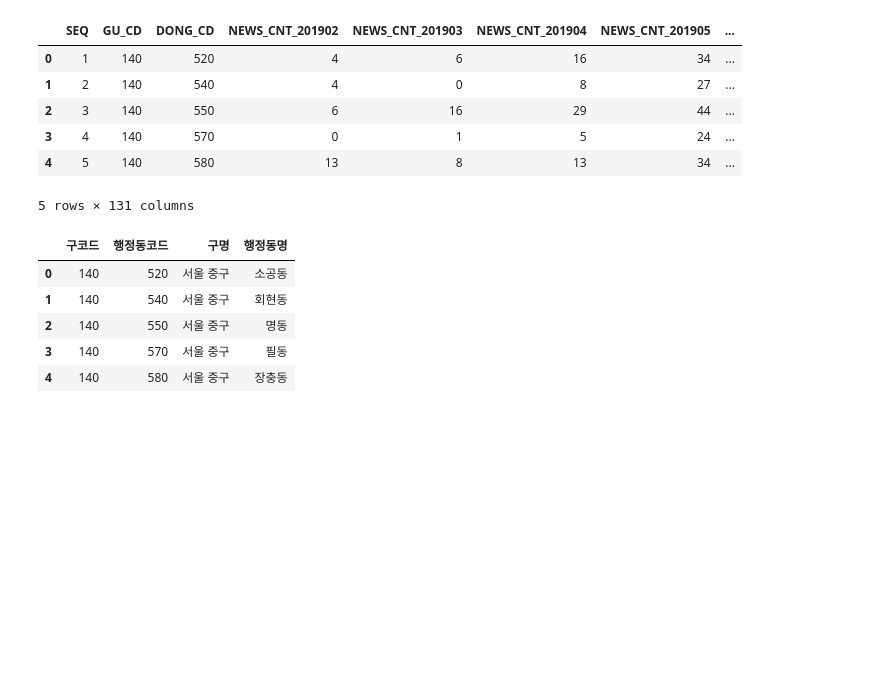
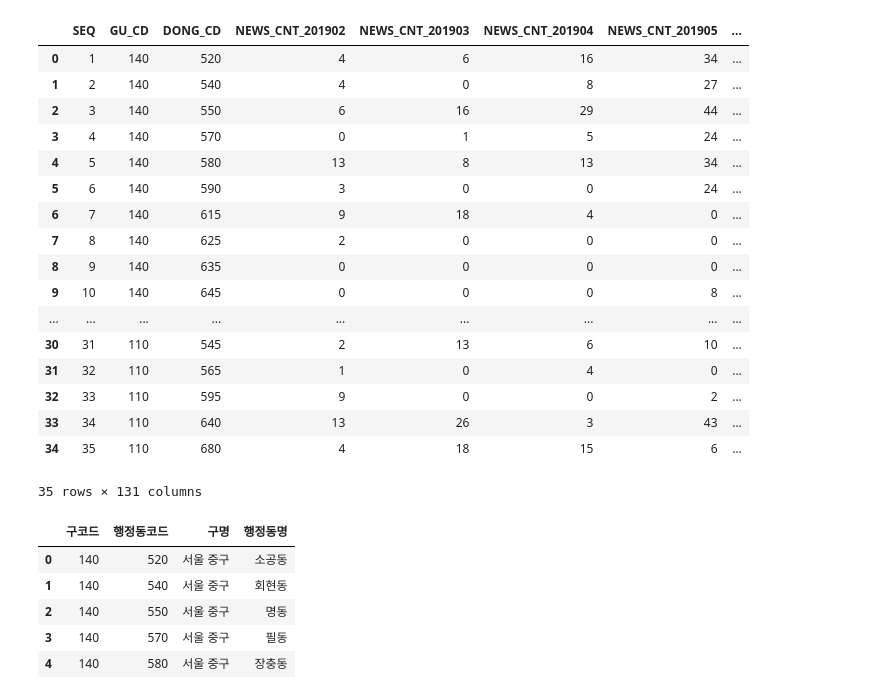
Before and after one commit to Kimdongui/Bigcontest2020, a Jupyter notebook: SNS 데이터 파싱.ipynb, the cells around one changed output. Saved outputs shown, nothing was run; the diff lists cells and outputs as text; code cells hidden in the pictures; blank space fills up the shorter version.

```diff
--- a/SNS 데이터 파싱.ipynb
+++ b/SNS 데이터 파싱.ipynb
@@ -9,15 +9,26 @@ SNS = pd.read_csv("./BigContest_2020/2020빅콘테스트 문제데이터(혁신
 # %%
 SNS.drop(columns=["GU_NM(삭제)","DONG_NM(삭제)"],inplace=True)
 # %%
-SNS.head()
+SNS
 # %% [output]
 |  | SEQ | GU_CD | DONG_CD | NEWS_CNT_201902 | NEWS_CNT_201903 | NEWS_CNT_201904 | NEWS_CNT_201905 | ... |
 | 0 | 1 | 140 | 520 | 4 | 6 | 16 | 34 | ... |
 | 1 | 2 | 140 | 540 | 4 | 0 | 8 | 27 | ... |
 | 2 | 3 | 140 | 550 | 6 | 16 | 29 | 44 | ... |
 | 3 | 4 | 140 | 570 | 0 | 1 | 5 | 24 | ... |
 | 4 | 5 | 140 | 580 | 13 | 8 | 13 | 34 | ... |
+| 5 | 6 | 140 | 590 | 3 | 0 | 0 | 24 | ... |
+| 6 | 7 | 140 | 615 | 9 | 18 | 4 | 0 | ... |
+| 7 | 8 | 140 | 625 | 2 | 0 | 0 | 0 | ... |
+| 8 | 9 | 140 | 635 | 0 | 0 | 0 | 0 | ... |
+| 9 | 10 | 140 | 645 | 0 | 0 | 0 | 8 | ... |
+| ... | ... | ... | ... | ... | ... | ... | ... | ... |
+| 30 | 31 | 110 | 545 | 2 | 13 | 6 | 10 | ... |
+| 31 | 32 | 110 | 565 | 1 | 0 | 4 | 0 | ... |
+| 32 | 33 | 110 | 595 | 9 | 0 | 0 | 2 | ... |
+| 33 | 34 | 110 | 640 | 13 | 26 | 3 | 43 | ... |
+| 34 | 35 | 110 | 680 | 4 | 18 | 15 | 6 | ... |
-5 rows × 131 columns
+35 rows × 131 columns
 # %%
 SNS_place = pd.read_excel("./BigContest_2020/2020빅콘테스트 문제데이터(혁신아이디어분야)/03_SNS데이터(와이즈넛)/03_혁신아이디어분야_SNS데이터(와이즈넛)_데이터정의서.xlsx",
                          sheet_name="(참고) 행정동코드",header=1)
```
Also changed, not shown: parts of 12 cells of this notebook.
